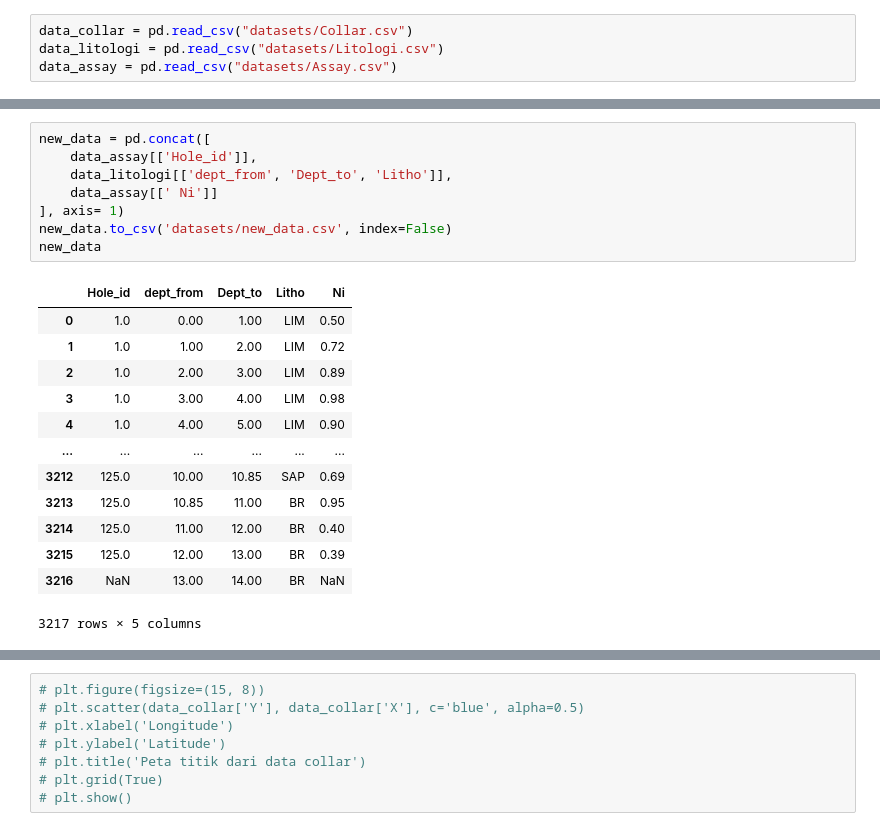
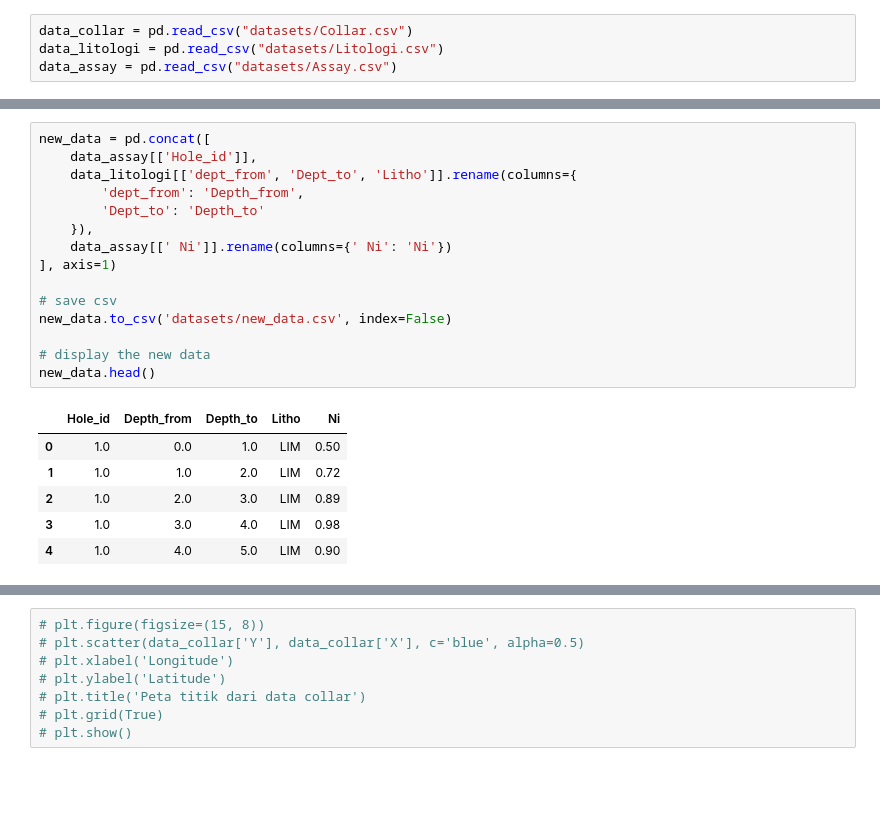
Before and after one commit to alxndr1902/PlottingGeoMap, a Jupyter notebook: main.ipynb, the cells around one changed output, grey strips where cells are left out. Saved outputs shown, nothing was run; the diff lists cells and outputs as text; blank space fills up the shorter version.

```diff
--- a/main.ipynb
+++ b/main.ipynb
@@ -47,23 +21,23 @@ data_litologi['hole_id'] = data_litologi['hole_id'].str.extract('(\d+)', expand=
 # %%
 new_data = pd.concat([
     data_assay[['Hole_id']],
-    data_litologi[['dept_from', 'Dept_to', 'Litho']],
-    data_assay[[' Ni']]
-], axis= 1)
+    data_litologi[['dept_from', 'Dept_to', 'Litho']].rename(columns={
+        'dept_from': 'Depth_from',
+        'Dept_to': 'Depth_to'
+    }),
+    data_assay[[' Ni']].rename(columns={' Ni': 'Ni'})
+], axis=1)
+
+# save csv
 new_data.to_csv('datasets/new_data.csv', index=False)
-new_data
+
+# display the new data
+new_data.head()
 # %% [output]
-|  | Hole_id | dept_from | Dept_to | Litho | Ni |
-| 0 | 1.0 | 0.00 | 1.00 | LIM | 0.50 |
-| 1 | 1.0 | 1.00 | 2.00 | LIM | 0.72 |
-| 2 | 1.0 | 2.00 | 3.00 | LIM | 0.89 |
-| 3 | 1.0 | 3.00 | 4.00 | LIM | 0.98 |
-| 4 | 1.0 | 4.00 | 5.00 | LIM | 0.90 |
-| ... | ... | ... | ... | ... | ... |
-| 3212 | 125.0 | 10.00 | 10.85 | SAP | 0.69 |
-| 3213 | 125.0 | 10.85 | 11.00 | BR | 0.95 |
-| 3214 | 125.0 | 11.00 | 12.00 | BR | 0.40 |
-| 3215 | 125.0 | 12.00 | 13.00 | BR | 0.39 |
-| 3216 | NaN | 13.00 | 14.00 | BR | NaN |
+|  | Hole_id | Depth_from | Depth_to | Litho | Ni |
+| 0 | 1.0 | 0.0 | 1.0 | LIM | 0.50 |
+| 1 | 1.0 | 1.0 | 2.0 | LIM | 0.72 |
+| 2 | 1.0 | 2.0 | 3.0 | LIM | 0.89 |
+| 3 | 1.0 | 3.0 | 4.0 | LIM | 0.98 |
+| 4 | 1.0 | 4.0 | 5.0 | LIM | 0.90 |
-3217 rows × 5 columns
 # %%
```
Also changed, not shown: parts of 7 cells of this notebook.
